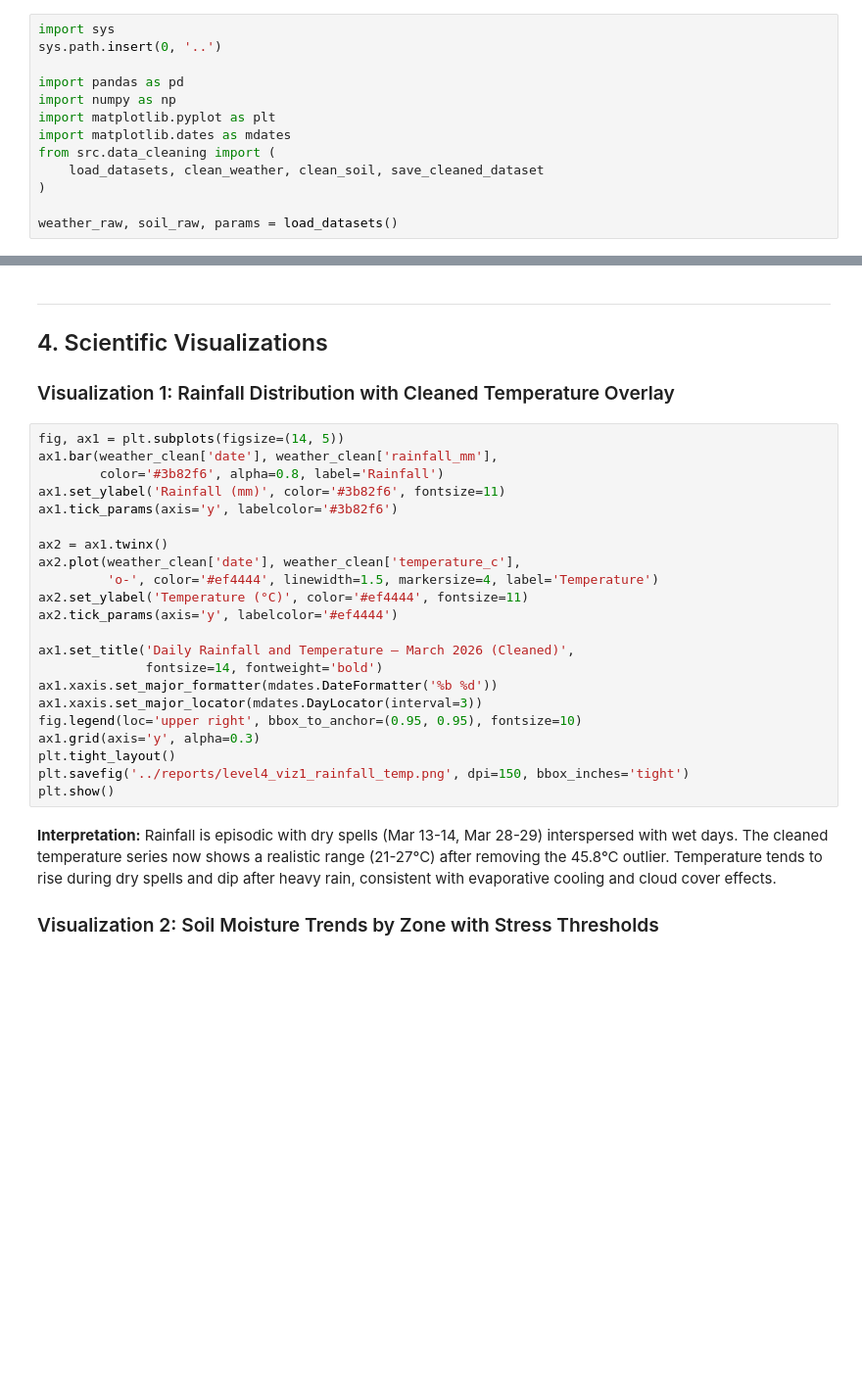
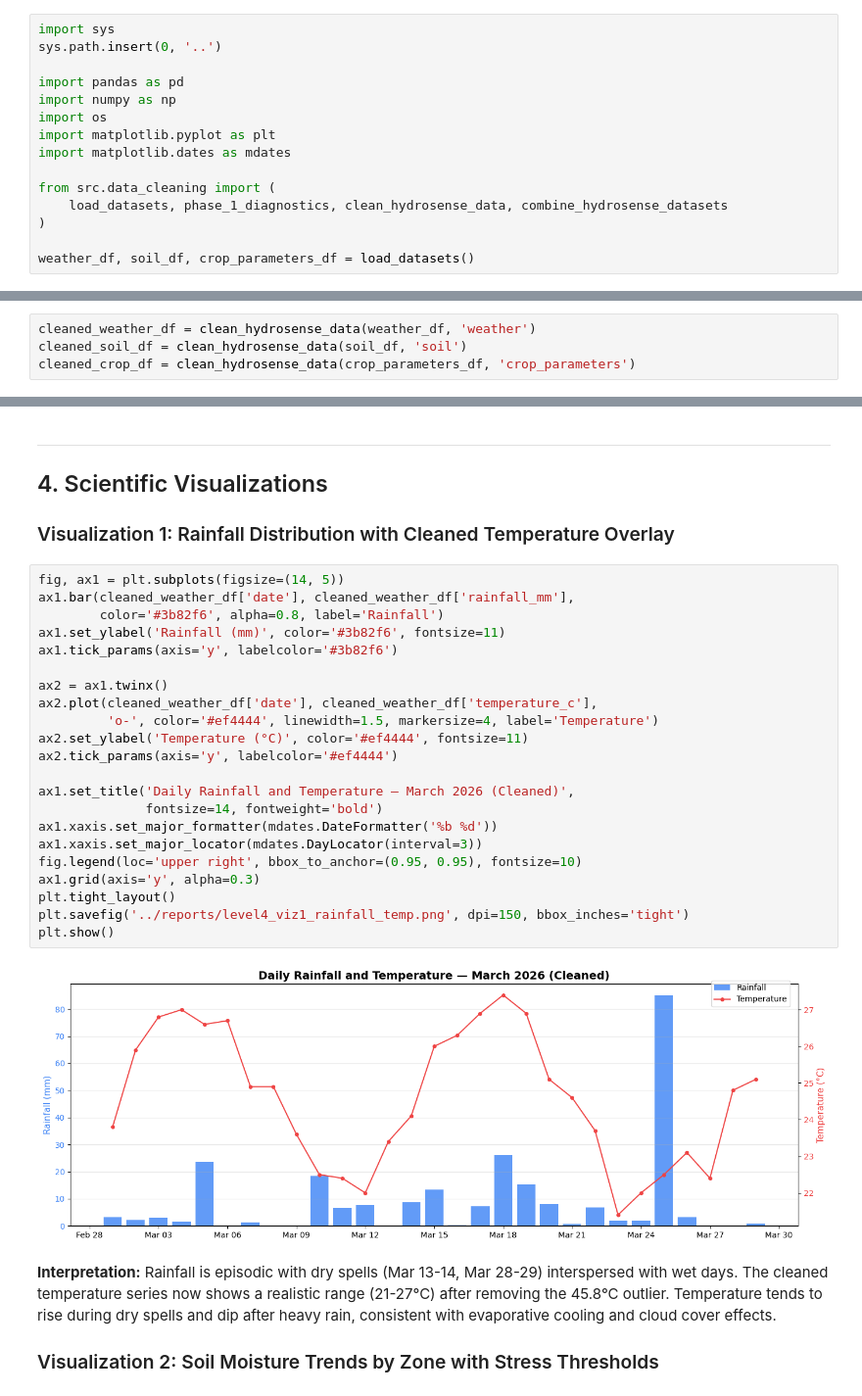
Before and after one commit to trivium-trio/HydroSense-Kenya, a Jupyter notebook: notebooks/Level_4_Data_Analysis_and_Visualization.ipynb, the cells around one changed output, grey strips where cells are left out. Shown at 98% size. Saved outputs shown, nothing was run; the diff lists cells and outputs as text; blank space fills up the shorter version.

Commit message:
fully deployable level 4 & complete data cleaning

```diff
--- a/notebooks/Level_4_Data_Analysis_and_Visualization.ipynb
+++ b/notebooks/Level_4_Data_Analysis_and_Visualization.ipynb
@@ -12,13 +12,15 @@ sys.path.insert(0, '..')
 
 import pandas as pd
 import numpy as np
+import os
 import matplotlib.pyplot as plt
 import matplotlib.dates as mdates
+
 from src.data_cleaning import (
-    load_datasets, clean_weather, clean_soil, save_cleaned_dataset
+    load_datasets, phase_1_diagnostics, clean_hydrosense_data, combine_hydrosense_datasets
 )
 
-weather_raw, soil_raw, params = load_datasets()
+weather_df, soil_df, crop_parameters_df = load_datasets()
 # %% [markdown]
 ---
 ## 1. Identify Data Quality Issues
@@ -56,2 +52,6 @@ for entry in soil_log:
+# %%
+cleaned_weather_df = clean_hydrosense_data(weather_df, 'weather')
+cleaned_soil_df = clean_hydrosense_data(soil_df, 'soil')
+cleaned_crop_df = clean_hydrosense_data(crop_parameters_df, 'crop_parameters')
 # %%
 # Save cleaned dataset
@@ -75,26 +110,28 @@ soil_clean.groupby('zone_id')[['soil_moisture_pct','tank_level_liters','pump_flo
 ### Visualization 1: Rainfall Distribution with Cleaned Temperature Overlay
 # %%
 fig, ax1 = plt.subplots(figsize=(14, 5))
-ax1.bar(weather_clean['date'], weather_clean['rainfall_mm'],
+ax1.bar(cleaned_weather_df['date'], cleaned_weather_df['rainfall_mm'],
         color='#3b82f6', alpha=0.8, label='Rainfall')
 ax1.set_ylabel('Rainfall (mm)', color='#3b82f6', fontsize=11)
 ax1.tick_params(axis='y', labelcolor='#3b82f6')
 
 ax2 = ax1.twinx()
-ax2.plot(weather_clean['date'], weather_clean['temperature_c'],
+ax2.plot(cleaned_weather_df['date'], cleaned_weather_df['temperature_c'],
          'o-', color='#ef4444', linewidth=1.5, markersize=4, label='Temperature')
 ax2.set_ylabel('Temperature (°C)', color='#ef4444', fontsize=11)
 ax2.tick_params(axis='y', labelcolor='#ef4444')
 
 ax1.set_title('Daily Rainfall and Temperature — March 2026 (Cleaned)',
               fontsize=14, fontweight='bold')
 ax1.xaxis.set_major_formatter(mdates.DateFormatter('%b %d'))
 ax1.xaxis.set_major_locator(mdates.DayLocator(interval=3))
 fig.legend(loc='upper right', bbox_to_anchor=(0.95, 0.95), fontsize=10)
 ax1.grid(axis='y', alpha=0.3)
 plt.tight_layout()
 plt.savefig('../reports/level4_viz1_rainfall_temp.png', dpi=150, bbox_inches='tight')
 plt.show()
+# %% [output]
+[figure, added]
 # %% [markdown]
 **Interpretation:** Rainfall is episodic with dry spells (Mar 13-14, Mar 28-29) interspersed with wet days. The cleaned temperature series now shows a realistic range (21-27°C) after removing the 45.8°C outlier. Temperature tends to rise during dry spells and dip after heavy rain, consistent with evaporative cooling and cloud cover effects.
 
```
Also changed, not shown: parts of 12 cells of this notebook, 3 other files.
